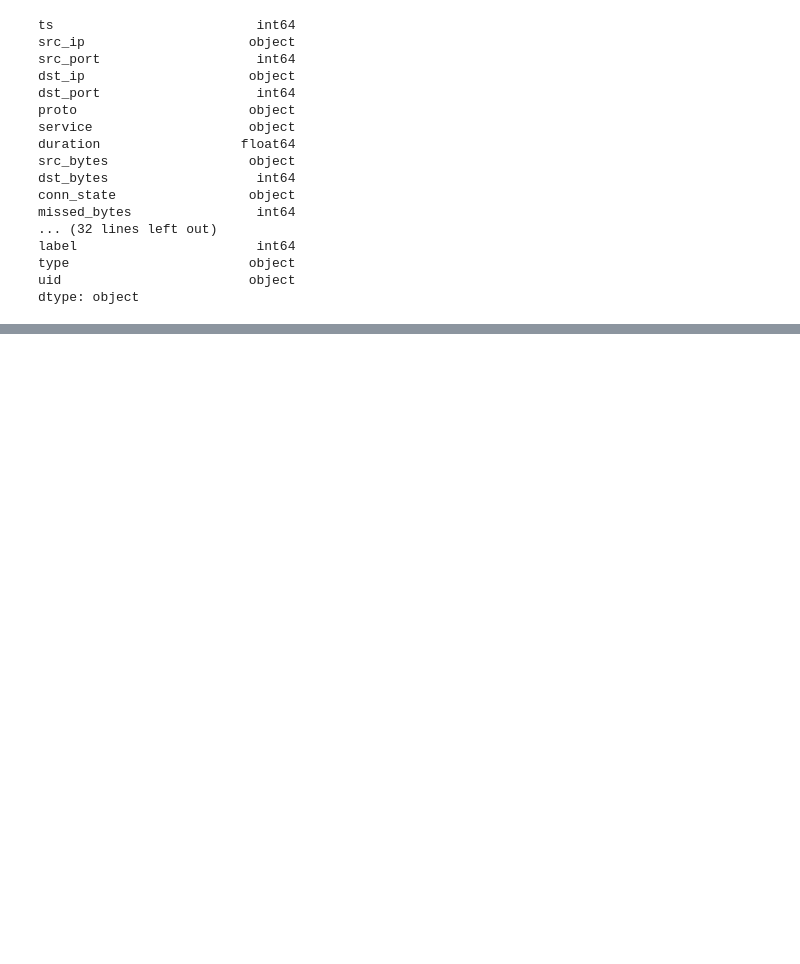
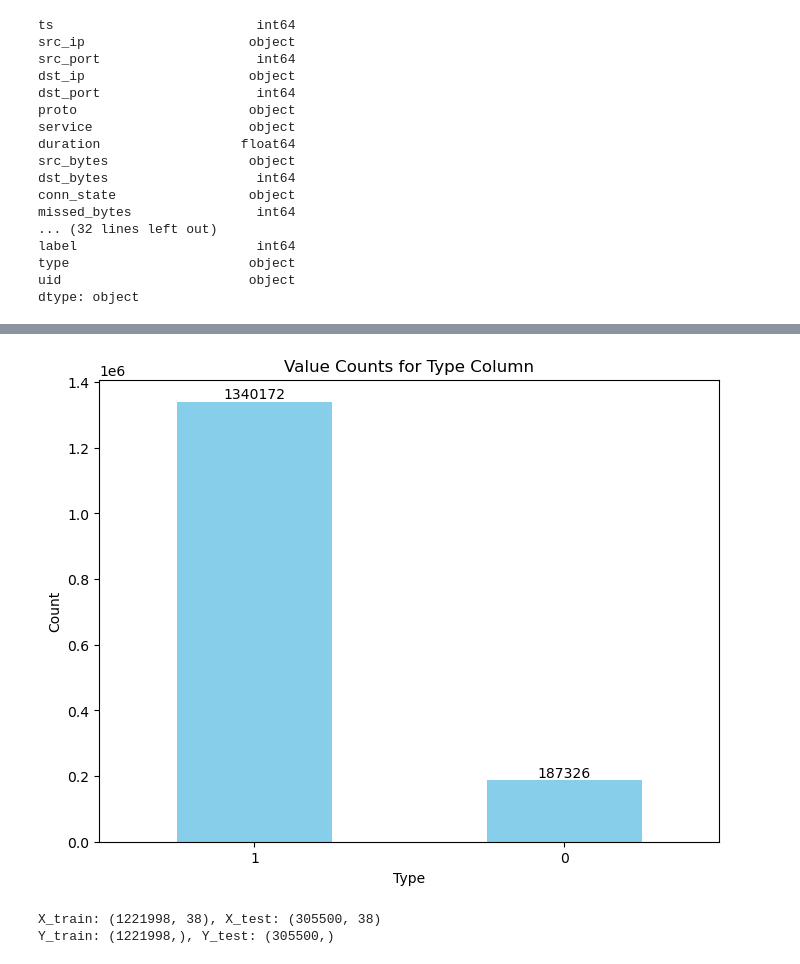
Before and after one commit to B-Kosev/iot-security-network-attacks-analysis, a Jupyter notebook: iot_project.ipynb, the cells around one changed output, grey strips where cells are left out. Cells and saved outputs as stored; diff of their text form; code cells hidden in the pictures; blank space fills up the shorter version.

```diff
--- a/iot_project.ipynb
+++ b/iot_project.ipynb
@@ -215,0 +243,33 @@ df.head()
+# %%
+# Get the value counts for the 'type' column
+type_counts = Y_df.value_counts()
+
+# Plot a bar chart
+plt.figure(figsize=(8, 6))
+ax = type_counts.plot(kind='bar', color='skyblue')
+plt.title('Value Counts for Type Column')
+plt.xlabel('Type')
+plt.ylabel('Count')
+plt.xticks(rotation=0)
+
+# Annotate each bar with its count
+for p in ax.patches:
+    ax.annotate(f'{int(p.get_height())}',
+                (p.get_x() + p.get_width() / 2, p.get_height()),
+                ha='center', va='bottom')
+
+plt.show()
+# %% [output]
+[figure, added]
+# %%
+from sklearn.model_selection import train_test_split
+
+# Split data into 80% train and 20% test sets
+X_train, X_test, Y_train, Y_test = train_test_split(X_df, Y_df, test_size=0.2)#, random_state=42)
+
+# Display the shapes of the resulting datasets
+print(f'X_train: {X_train.shape}, X_test: {X_test.shape}')
+print(f'Y_train: {Y_train.shape}, Y_test: {Y_test.shape}')
+# %% [output]
+X_train: (1221998, 38), X_test: (305500, 38)
+Y_train: (1221998,), Y_test: (305500,)
```
Also changed, not shown: parts of 11 cells of this notebook.
